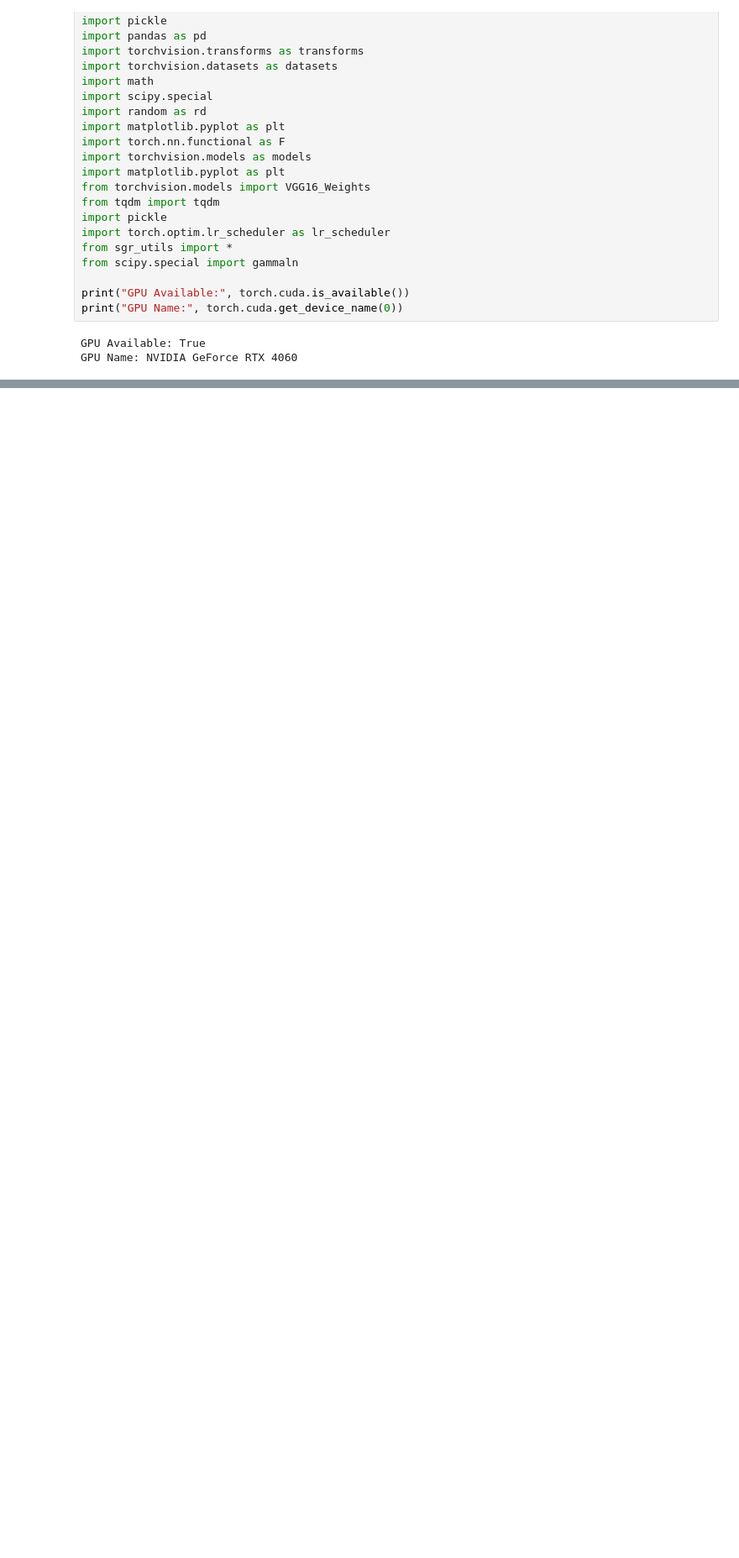
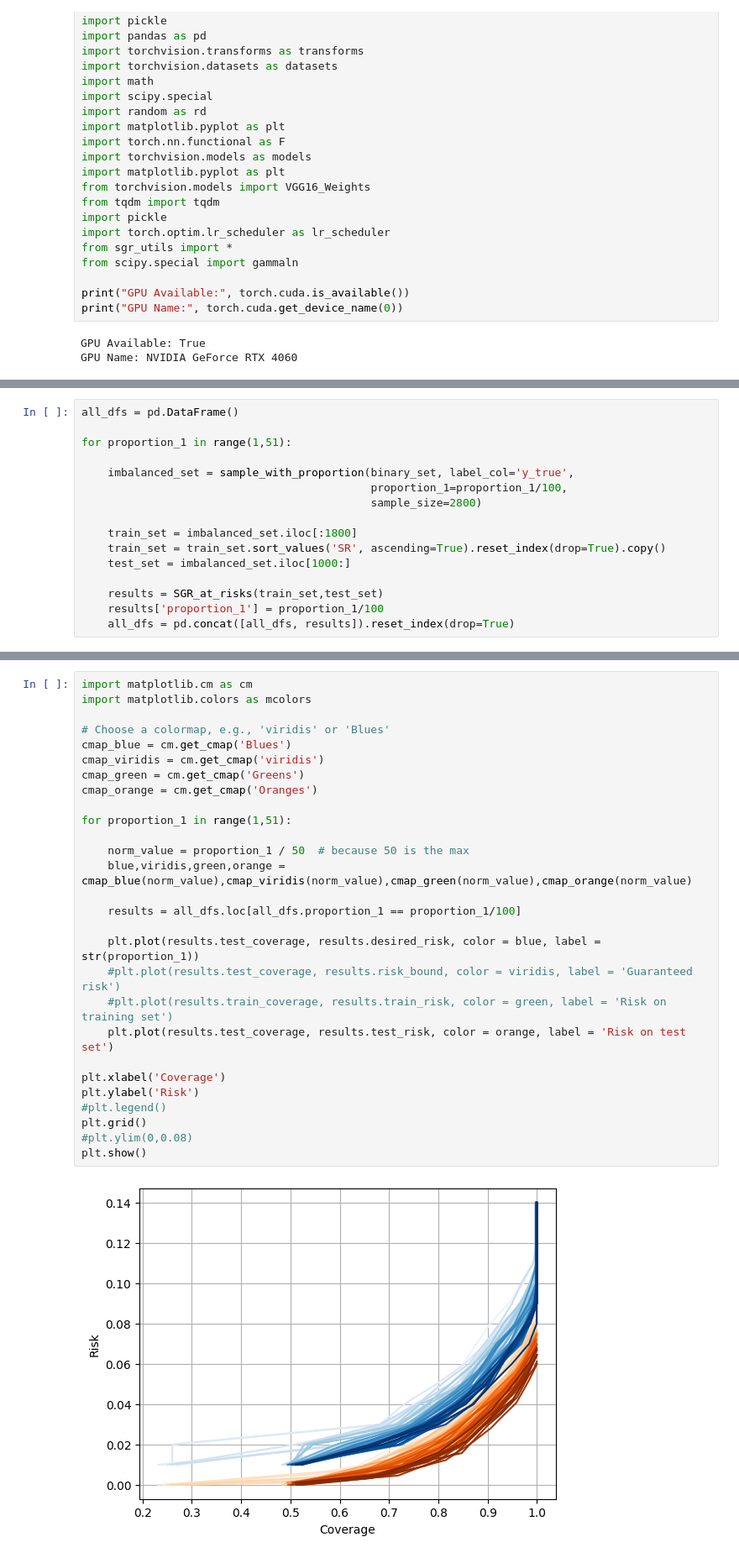
Before and after one commit to EmilienJemelen/selective-classification, a Jupyter notebook: vgg16_cifar10/SGR_vgg16_cifar10.ipynb, the cells around one changed output, grey strips where cells are left out. Shown at 84% size. Cells and saved outputs as stored; diff of their text form; blank space fills up the shorter version.

```diff
--- a/vgg16_cifar10/SGR_vgg16_cifar10.ipynb
+++ b/vgg16_cifar10/SGR_vgg16_cifar10.ipynb
@@ -87,0 +90,16 @@ plt.show()
+# %%
+all_dfs = pd.DataFrame()
+
+for proportion_1 in range(1,51):
+
+    imbalanced_set = sample_with_proportion(binary_set, label_col='y_true',
+                                            proportion_1=proportion_1/100,
+                                            sample_size=2800)
+
+    train_set = imbalanced_set.iloc[:1800]
+    train_set = train_set.sort_values('SR', ascending=True).reset_index(drop=True).copy()
+    test_set = imbalanced_set.iloc[1000:]
+
+    results = SGR_at_risks(train_set,test_set)
+    results['proportion_1'] = proportion_1/100
+    all_dfs = pd.concat([all_dfs, results]).reset_index(drop=True)
@@ -87,0 +122,30 @@ plt.show()
+# %%
+import matplotlib.cm as cm
+import matplotlib.colors as mcolors
+
+# Choose a colormap, e.g., 'viridis' or 'Blues'
+cmap_blue = cm.get_cmap('Blues')
+cmap_viridis = cm.get_cmap('viridis')
+cmap_green = cm.get_cmap('Greens')
+cmap_orange = cm.get_cmap('Oranges')
+
+for proportion_1 in range(1,51):
+
+    norm_value = proportion_1 / 50  # because 50 is the max
+    blue,viridis,green,orange = cmap_blue(norm_value),cmap_viridis(norm_value),cmap_green(norm_value),cmap_orange(norm_value)
+
+    results = all_dfs.loc[all_dfs.proportion_1 == proportion_1/100]
+
+    plt.plot(results.test_coverage, results.desired_risk, color = blue, label = str(proportion_1))
+    #plt.plot(results.test_coverage, results.risk_bound, color = viridis, label = 'Guaranteed risk')
+    #plt.plot(results.train_coverage, results.train_risk, color = green, label = 'Risk on training set')
+    plt.plot(results.test_coverage, results.test_risk, color = orange, label = 'Risk on test set')
+
+plt.xlabel('Coverage')
+plt.ylabel('Risk')
+#plt.legend()
+plt.grid()
+#plt.ylim(0,0.08)
+plt.show()
+# %% [output]
+[figure, added]
```
Also changed, not shown: parts of 12 cells of this notebook, 4 other files.
